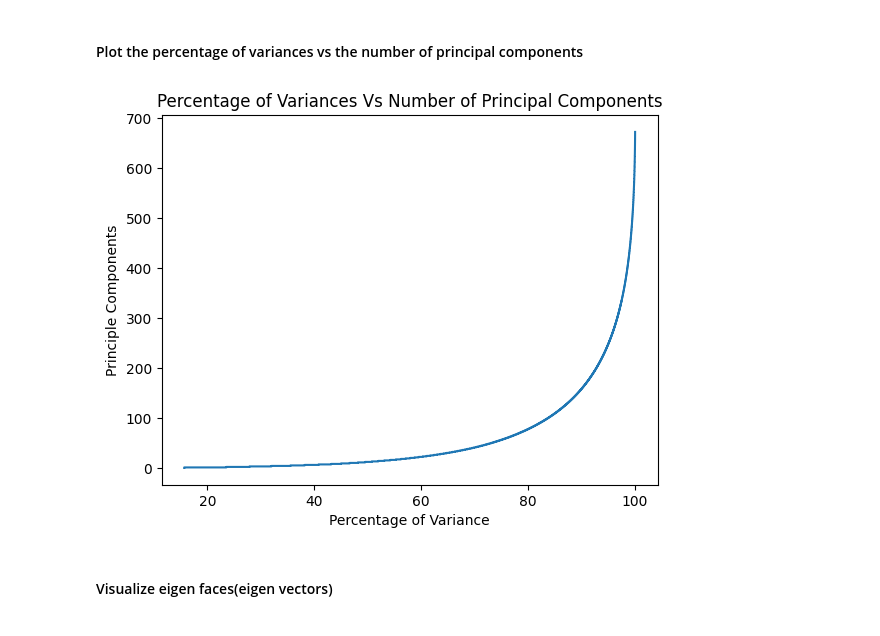
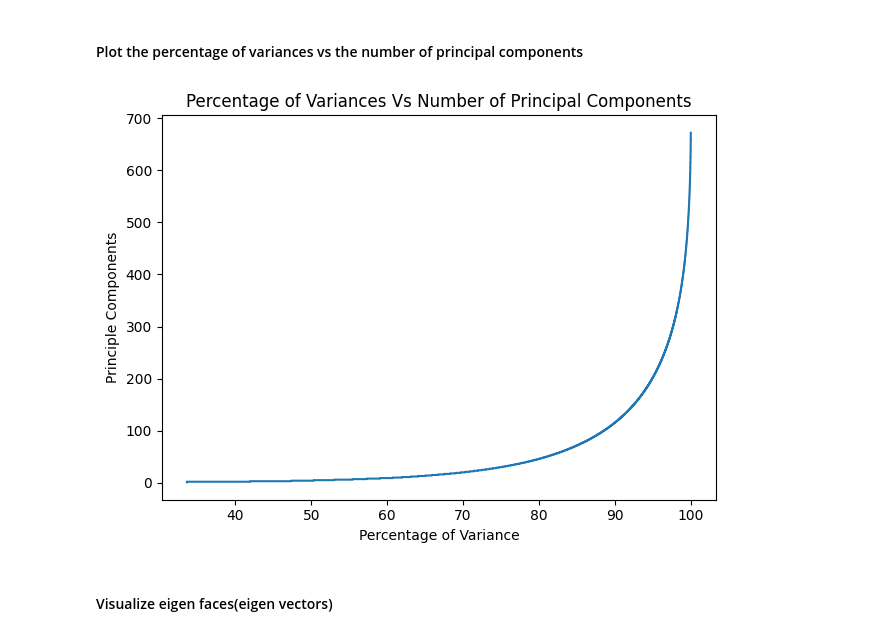
Before and after one commit to siddik11803-IIITH/PCA-Regression-Nearest-Neighbours, a Jupyter notebook: RollNumber_Q2.ipynb, the cells around one changed output. Cells and saved outputs as stored; diff of their text form; code cells hidden in the pictures.

```diff
--- a/RollNumber_Q2.ipynb
+++ b/RollNumber_Q2.ipynb
@@ -138,4 +124,4 @@ Let's define reconstruction error as the frobenius norm of the difference betwee
 # %% [markdown]
 #### Write a function that gives eigen values and eigen vectors given data
 # %%
-import pandas as pd
+X = X.reshape(len(X), -1)
@@ -144,17 +128,21 @@ ValueError: Must pass 2-d input. shape=(672, 32, 32, 3)
 # %%
 # write function
 def compute_eigen_values(X):
-    # computing the mean face
-    mean_subtracted_matrix = X - np.mean(X, axis= 0)
-    XXt = np.cov(mean_subtracted_matrix, rowvar=True)
-    eigen_value, eigen_vectors = np.linalg.eigh(XXt)
-    return eigen_value[::-1], eigen_vectors
+    mean_sub = (X - np.mean(X, axis=0))
+    AAt = mean_sub.dot(mean_sub.T)
+    eigen_values, eigen_vectors = np.linalg.eigh(AAt) # AAt is a symmetric matrix, we can use eigh
+    idx = range(len(eigen_values)-1, -1, -1)
+    eigen_values = eigen_values[idx]
+    eigen_vectors = eigen_vectors[:, idx]
+    eigen_faces = mean_sub.T.dot(eigen_vectors)
+    return eigen_values, eigen_vectors, eigen_faces
+eigen_values, eigen_vectors, eigen_faces = compute_eigen_values(X)
 # %% [markdown]
 #### Compute eigen values and plot eigen value spectrum
 # %%
 # eigen values and spectrum
-eigen_values, eigen_vectors = compute_eigen_values(X)
-import matplotlib.pyplot as plot
-plot.scatter(range(len(eigen_values)),eigen_values, s=0.2)
-plot.show()
+plt.stem(range(len(eigen_values)),eigen_values,)
+plt.title("The Eigen Spectrum")
+plt.tight_layout()
+plt.show()
 # %% [output]
@@ -164,14 +152,20 @@ ValueError: m has more than 2 dimensions
 # %%
 # plot variance vs components
 eigen_ratio = (eigen_values/sum(eigen_values))*100
 percentage = np.cumsum(eigen_ratio)
-plot.step(percentage, range(1, len(percentage)+1))
-plot.title("Percentage of Variances Vs Number of Principal Components")
-plot.xlabel("Percentage of Variance")
-plot.ylabel("Principle Components")
-plot.show()
+plt.step(percentage, range(1, len(percentage)+1))
+plt.title("Percentage of Variances Vs Number of Principal Components")
+plt.xlabel("Percentage of Variance")
+plt.ylabel("Principle Components")
+plt.tight_layout()
+plt.show()
+
+for i in range(len(percentage)):
+    if(percentage[i] >= 90):
+        entire_dataset = i
+        break
 # %% [output]
-[figure, old version]
+[figure, new version]
 # %% [markdown]
 #### Visualize eigen faces(eigen vectors)
 # %%
```
Also changed, not shown: parts of 20 cells of this notebook, 2 other files.
